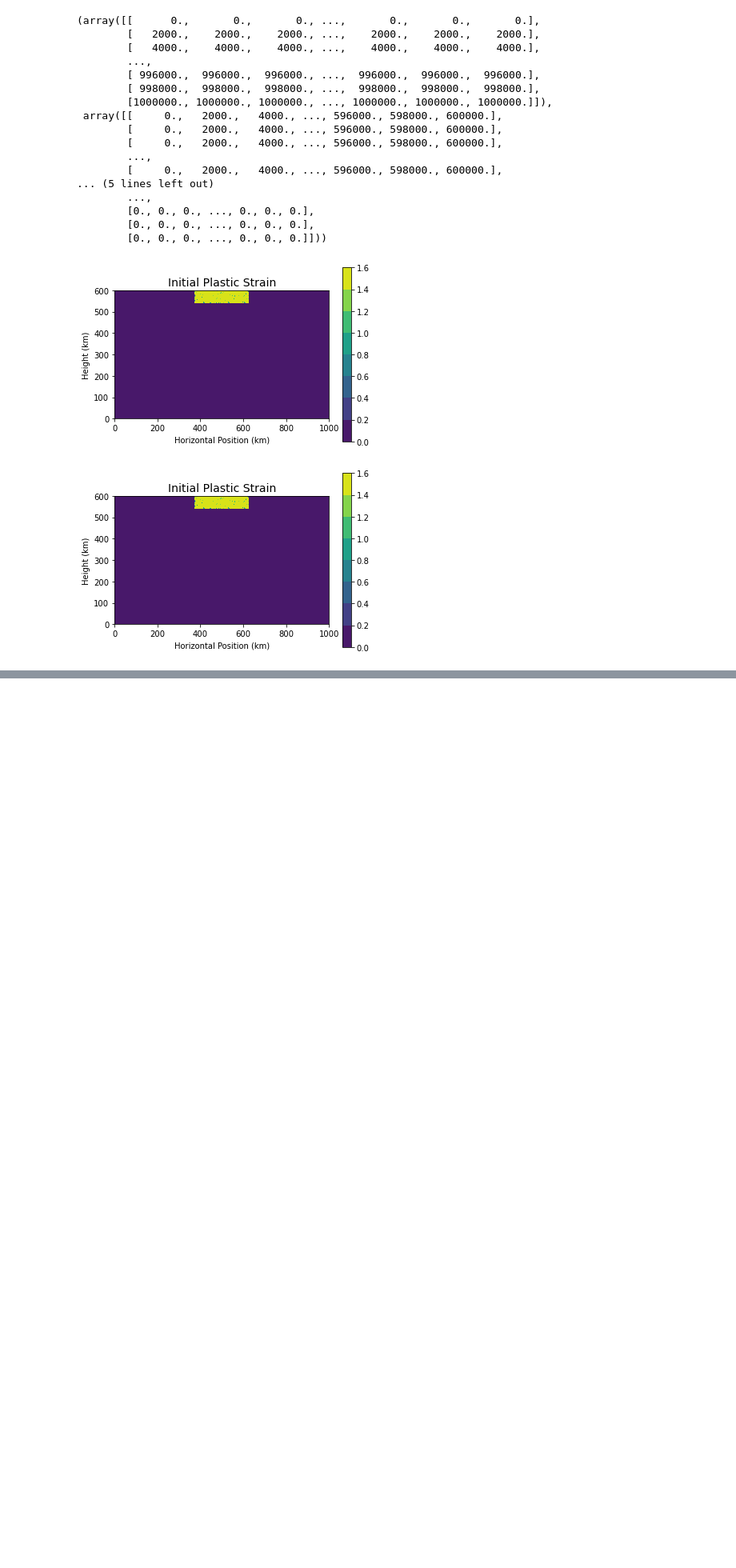
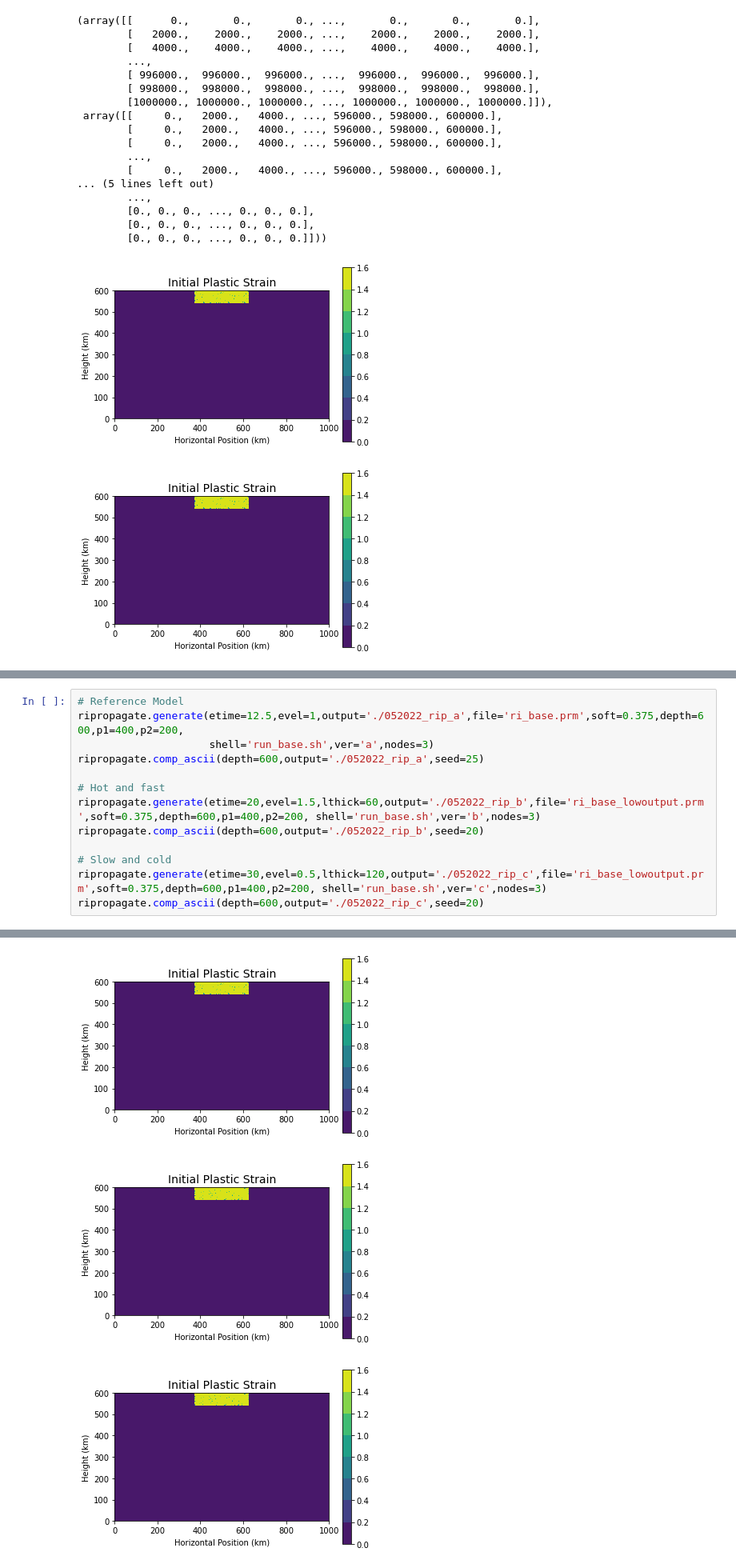
Before and after one commit to dyvasey/riftinversion, a Jupyter notebook: ri_lab_notebook_AprilMay2022.ipynb, the cells around one changed output, grey strips where cells are left out. Shown at 80% size. Saved outputs shown, nothing was run; the diff lists cells and outputs as text; blank space fills up the shorter version.

Commit message:
Updated geotherms for production models

```diff
--- a/ri_lab_notebook_AprilMay2022.ipynb
+++ b/ri_lab_notebook_AprilMay2022.ipynb
@@ -86,0 +92,14 @@ ripropagate.comp_ascii(depth=600,output='./050322_ri_d')
+# %%
+# Reference Model
+ripropagate.generate(etime=12.5,evel=1,output='./052022_rip_a',file='ri_base.prm',soft=0.375,depth=600,p1=400,p2=200,
+                     shell='run_base.sh',ver='a',nodes=3)
+ripropagate.comp_ascii(depth=600,output='./052022_rip_a',seed=25)
+
+# Hot and fast
+ripropagate.generate(etime=20,evel=1.5,lthick=60,output='./052022_rip_b',file='ri_base_lowoutput.prm',soft=0.375,depth=600,p1=400,p2=200, shell='run_base.sh',ver='b',nodes=3)
+ripropagate.comp_ascii(depth=600,output='./052022_rip_b',seed=20)
+
+# Slow and cold
+ripropagate.generate(etime=30,evel=0.5,lthick=120,output='./052022_rip_c',file='ri_base_lowoutput.prm',soft=0.375,depth=600,p1=400,p2=200, shell='run_base.sh',ver='c',nodes=3)
+ripropagate.comp_ascii(depth=600,output='./052022_rip_c',seed=20)
+# %% [output]
@@ -86,0 +123,3 @@ ripropagate.comp_ascii(depth=600,output='./050322_ri_d')
+[figure, added]
+[figure, added]
+[figure, added]
```
Also changed, not shown: parts of 2 cells of this notebook, 1 other file.
